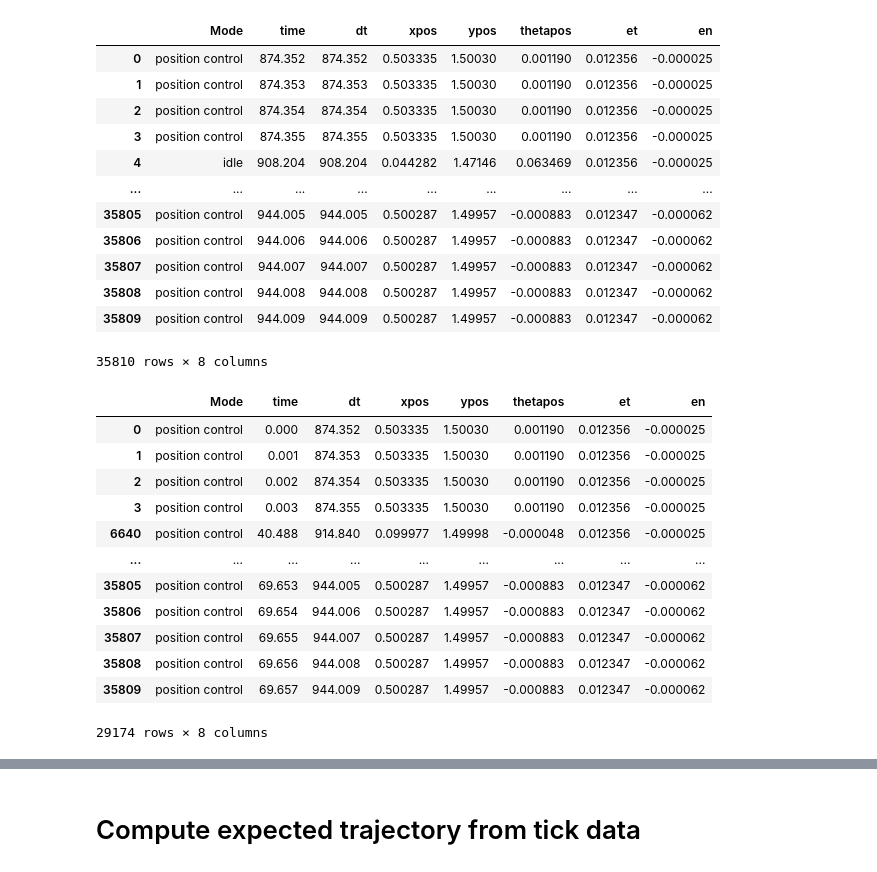
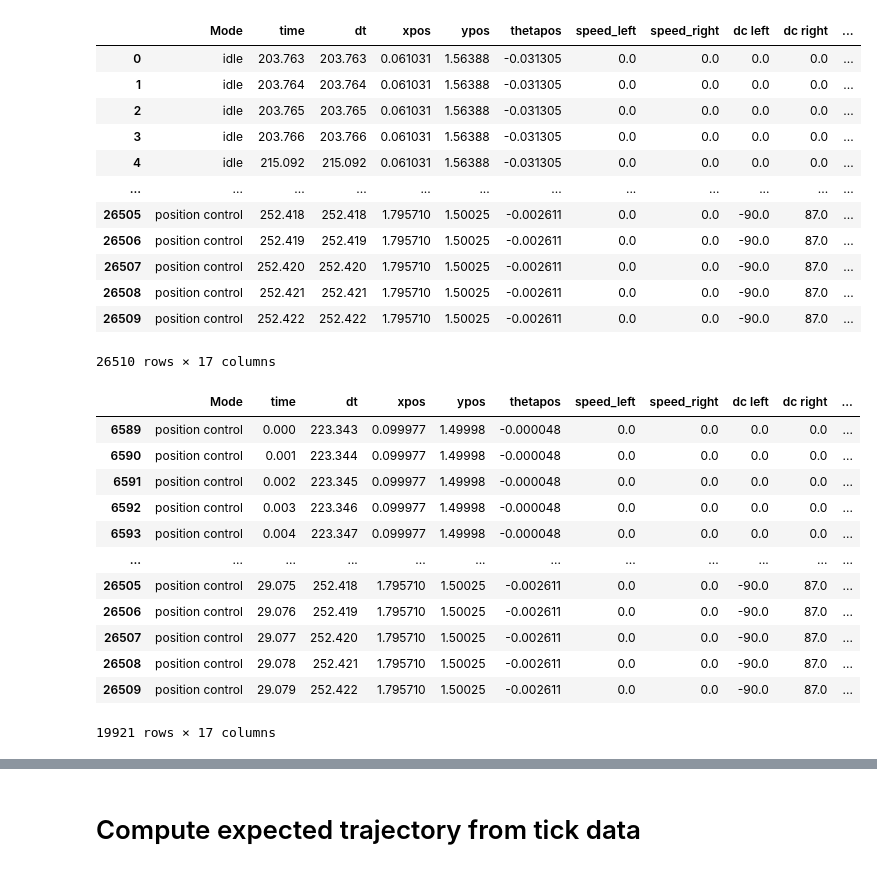
Before and after one commit to EthanD11/botlightyear, a Jupyter notebook: Teensy/PF_test/PF_test.ipynb, the cells around one changed output, grey strips where cells are left out. Saved outputs shown, nothing was run; the diff lists cells and outputs as text; code cells hidden in the pictures.

```diff
--- a/Teensy/PF_test/PF_test.ipynb
+++ b/Teensy/PF_test/PF_test.ipynb
@@ -7,7 +7,7 @@ import re
 WHEEL_L = 0.0871333
 TICKS_TO_M = 1.4753882780592384e-6
 # %%
-with open("PF_test__24.txt", "r") as file:
+with open("PF_test__28.txt", "r") as file:
     raw_data = file.read().strip().split("Mode")[1:-2]
 
 ndata = len(raw_data)
@@ -22,46 +22,48 @@ for i in range(ndata):
     current = raw_data[i]
     if ("SPI" in raw_data[i]):
         spi_in_str = True
         current = re.sub("SPI.*", "", raw_data[i], flags=re.S)
     if ("query" in raw_data[i]):
         current = re.sub("query.*\n", "", current)
     if ("\na = " in raw_data[i]):
         current = re.sub("\na = .*", "\n", current, flags=re.S)
     if ("\nstate is" in raw_data[i]):
         current = re.sub("\nstate is.*", "\n", current, flags=re.S)
     if ("\nstate is" in raw_data[i]):
         current = re.sub("\nstate is.*", "\n", current, flags=re.S)
+    if ("\nSwitch" in raw_data[i]):
+        current = re.sub("\nSwitch.*", "\n", current, flags=re.S)
     try:
         splitted_data = current.strip().split("\n")
         mode = splitted_data[0].strip()
         data_mode[i] = mode
         data_np[:,i] = list(map(lambda x: float(x.split(" = ")[-1]), splitted_data[1:]))
 
     except:
         print("Error parsing sample number ", i, "\n")
         print(raw_data[i])
         print(current)
         break
 
 data = pd.DataFrame(data_np.T, columns=columns[1:])
 data.insert(0,"time",data["dt"],False)
 data.insert(0,"Mode",data_mode,False)
 
 data
 # %% [output]
-|  | Mode | time | dt | xpos | ypos | thetapos | et | en |
-| 0 | position control | 874.352 | 874.352 | 0.503335 | 1.50030 | 0.001190 | 0.012356 | -0.000025 |
-| 1 | position control | 874.353 | 874.353 | 0.503335 | 1.50030 | 0.001190 | 0.012356 | -0.000025 |
-| 2 | position control | 874.354 | 874.354 | 0.503335 | 1.50030 | 0.001190 | 0.012356 | -0.000025 |
-| 3 | position control | 874.355 | 874.355 | 0.503335 | 1.50030 | 0.001190 | 0.012356 | -0.000025 |
-| 4 | idle | 908.204 | 908.204 | 0.044282 | 1.47146 | 0.063469 | 0.012356 | -0.000025 |
-| ... | ... | ... | ... | ... | ... | ... | ... | ... |
-| 35805 | position control | 944.005 | 944.005 | 0.500287 | 1.49957 | -0.000883 | 0.012347 | -0.000062 |
-| 35806 | position control | 944.006 | 944.006 | 0.500287 | 1.49957 | -0.000883 | 0.012347 | -0.000062 |
-| 35807 | position control | 944.007 | 944.007 | 0.500287 | 1.49957 | -0.000883 | 0.012347 | -0.000062 |
-| 35808 | position control | 944.008 | 944.008 | 0.500287 | 1.49957 | -0.000883 | 0.012347 | -0.000062 |
-| 35809 | position control | 944.009 | 944.009 | 0.500287 | 1.49957 | -0.000883 | 0.012347 | -0.000062 |
+|  | Mode | time | dt | xpos | ypos | thetapos | speed_left | speed_right | dc left | dc right | ... |
+| 0 | idle | 203.763 | 203.763 | 0.061031 | 1.56388 | -0.031305 | 0.0 | 0.0 | 0.0 | 0.0 | ... |
+| 1 | idle | 203.764 | 203.764 | 0.061031 | 1.56388 | -0.031305 | 0.0 | 0.0 | 0.0 | 0.0 | ... |
+| 2 | idle | 203.765 | 203.765 | 0.061031 | 1.56388 | -0.031305 | 0.0 | 0.0 | 0.0 | 0.0 | ... |
+| 3 | idle | 203.766 | 203.766 | 0.061031 | 1.56388 | -0.031305 | 0.0 | 0.0 | 0.0 | 0.0 | ... |
+| 4 | idle | 215.092 | 215.092 | 0.061031 | 1.56388 | -0.031305 | 0.0 | 0.0 | 0.0 | 0.0 | ... |
+| ... | ... | ... | ... | ... | ... | ... | ... | ... | ... | ... | ... |
+| 26505 | position control | 252.418 | 252.418 | 1.795710 | 1.50025 | -0.002611 | 0.0 | 0.0 | -90.0 | 87.0 | ... |
+| 26506 | position control | 252.419 | 252.419 | 1.795710 | 1.50025 | -0.002611 | 0.0 | 0.0 | -90.0 | 87.0 | ... |
+| 26507 | position control | 252.420 | 252.420 | 1.795710 | 1.50025 | -0.002611 | 0.0 | 0.0 | -90.0 | 87.0 | ... |
+| 26508 | position control | 252.421 | 252.421 | 1.795710 | 1.50025 | -0.002611 | 0.0 | 0.0 | -90.0 | 87.0 | ... |
+| 26509 | position control | 252.422 | 252.422 | 1.795710 | 1.50025 | -0.002611 | 0.0 | 0.0 | -90.0 | 87.0 | ... |
-35810 rows × 8 columns
+26510 rows × 17 columns
 # %%
 mask = data["Mode"] != "idle" #np.logical_and(data["time"] >=0, data["time"] <= 1000)
 # print(data["Mode"])
@@ -79,19 +81,19 @@ data.loc[:,"time"] = data["time"].iloc[:] - t0
 data = data[mask]
 data
 # %% [output]
-|  | Mode | time | dt | xpos | ypos | thetapos | et | en |
-| 0 | position control | 0.000 | 874.352 | 0.503335 | 1.50030 | 0.001190 | 0.012356 | -0.000025 |
-| 1 | position control | 0.001 | 874.353 | 0.503335 | 1.50030 | 0.001190 | 0.012356 | -0.000025 |
-| 2 | position control | 0.002 | 874.354 | 0.503335 | 1.50030 | 0.001190 | 0.012356 | -0.000025 |
-| 3 | position control | 0.003 | 874.355 | 0.503335 | 1.50030 | 0.001190 | 0.012356 | -0.000025 |
-| 6640 | position control | 40.488 | 914.840 | 0.099977 | 1.49998 | -0.000048 | 0.012356 | -0.000025 |
-| ... | ... | ... | ... | ... | ... | ... | ... | ... |
-| 35805 | position control | 69.653 | 944.005 | 0.500287 | 1.49957 | -0.000883 | 0.012347 | -0.000062 |
-| 35806 | position control | 69.654 | 944.006 | 0.500287 | 1.49957 | -0.000883 | 0.012347 | -0.000062 |
-| 35807 | position control | 69.655 | 944.007 | 0.500287 | 1.49957 | -0.000883 | 0.012347 | -0.000062 |
-| 35808 | position control | 69.656 | 944.008 | 0.500287 | 1.49957 | -0.000883 | 0.012347 | -0.000062 |
-| 35809 | position control | 69.657 | 944.009 | 0.500287 | 1.49957 | -0.000883 | 0.012347 | -0.000062 |
+|  | Mode | time | dt | xpos | ypos | thetapos | speed_left | speed_right | dc left | dc right | ... |
+| 6589 | position control | 0.000 | 223.343 | 0.099977 | 1.49998 | -0.000048 | 0.0 | 0.0 | 0.0 | 0.0 | ... |
+| 6590 | position control | 0.001 | 223.344 | 0.099977 | 1.49998 | -0.000048 | 0.0 | 0.0 | 0.0 | 0.0 | ... |
+| 6591 | position control | 0.002 | 223.345 | 0.099977 | 1.49998 | -0.000048 | 0.0 | 0.0 | 0.0 | 0.0 | ... |
+| 6592 | position control | 0.003 | 223.346 | 0.099977 | 1.49998 | -0.000048 | 0.0 | 0.0 | 0.0 | 0.0 | ... |
+| 6593 | position control | 0.004 | 223.347 | 0.099977 | 1.49998 | -0.000048 | 0.0 | 0.0 | 0.0 | 0.0 | ... |
+| ... | ... | ... | ... | ... | ... | ... | ... | ... | ... | ... | ... |
+| 26505 | position control | 29.075 | 252.418 | 1.795710 | 1.50025 | -0.002611 | 0.0 | 0.0 | -90.0 | 87.0 | ... |
+| 26506 | position control | 29.076 | 252.419 | 1.795710 | 1.50025 | -0.002611 | 0.0 | 0.0 | -90.0 | 87.0 | ... |
+| 26507 | position control | 29.077 | 252.420 | 1.795710 | 1.50025 | -0.002611 | 0.0 | 0.0 | -90.0 | 87.0 | ... |
+| 26508 | position control | 29.078 | 252.421 | 1.795710 | 1.50025 | -0.002611 | 0.0 | 0.0 | -90.0 | 87.0 | ... |
+| 26509 | position control | 29.079 | 252.422 | 1.795710 | 1.50025 | -0.002611 | 0.0 | 0.0 | -90.0 | 87.0 | ... |
-29174 rows × 8 columns
+19921 rows × 17 columns
 # %%
 xcheckpoint = [0.0,0.4,0.8,0.4,0.0]
 ycheckpoint = [1.5,1.7,1.5,1.3,1.5]
```
Also changed, not shown: parts of 2 cells of this notebook, 11 other files.
